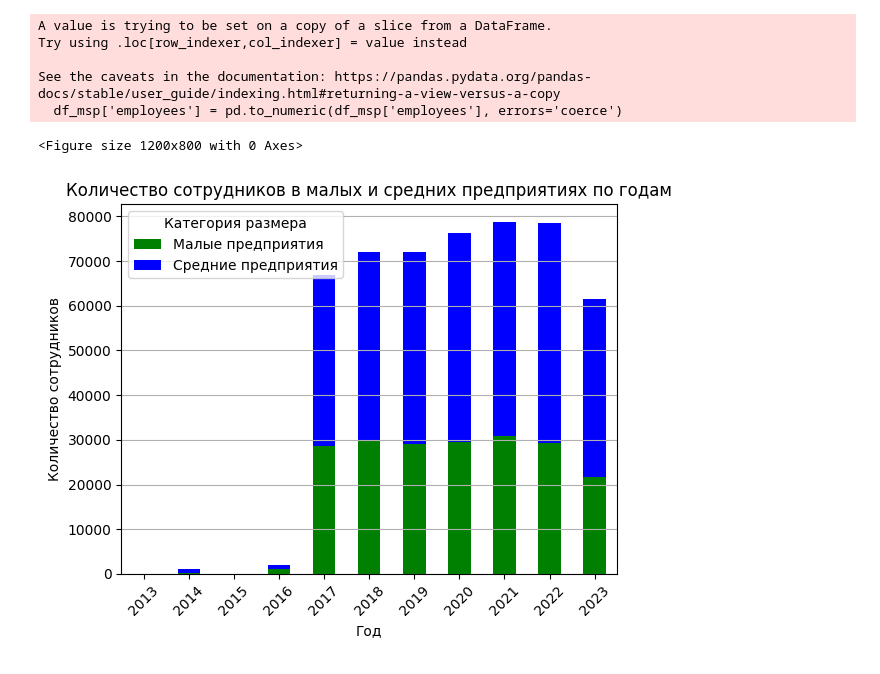
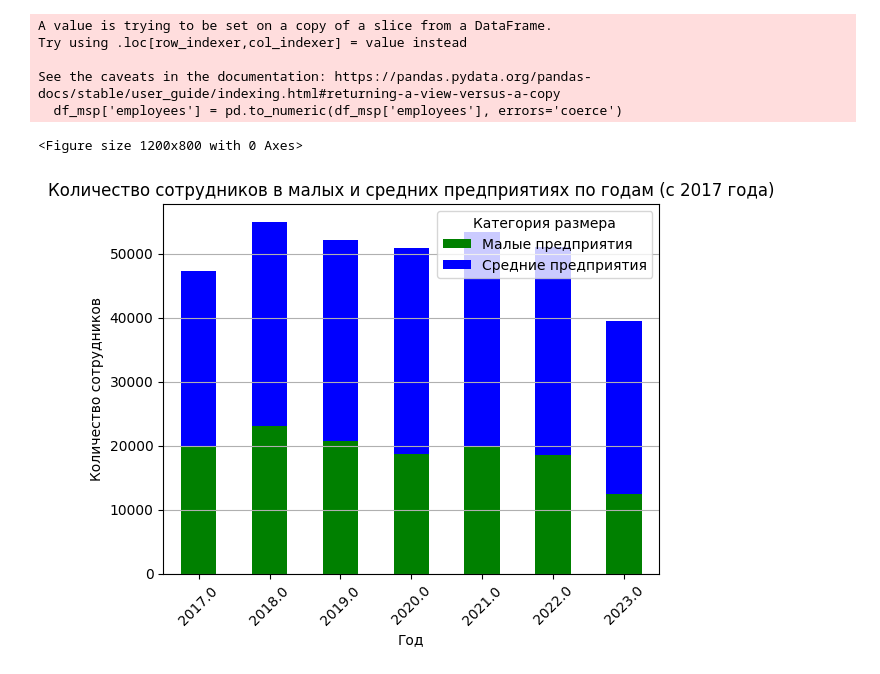
Before and after one commit to PaveLuchkov/MSP, a Jupyter notebook: Cleaning.ipynb, the cells around one changed output. Saved outputs shown, nothing was run; the diff lists cells and outputs as text; code cells hidden in the pictures.

```diff
--- a/Cleaning.ipynb
+++ b/Cleaning.ipynb
@@ -7,6 +7,8 @@ import matplotlib.pyplot as plt
 # Загрузка данных
 file_path = "MainDF.csv"  # Укажите путь к вашему CSV-файлу
 df = pd.read_csv(file_path, na_values=[''])
+df = df.sort_values(by=["Компания", "year"])
+df.to_csv("MainDF.csv", index=False)
 # %%
 start_col = df.columns.get_loc("size_cat") + 1
 end_col = df.columns.get_loc("year")  # Определяем конец финансовых показателей
@@ -87,14 +123,13 @@ print(f"Удалено {len(companies_with_different_industries)} компани
 df = cleaned_df
 # %%
 columns_to_drop = [
-    'proceedings_amount', 'intangibles', 'fixed_assets', 'noncurrent_assets', 'inventory', 'net_assets',
+    'claims_amount', 'proceedings_amount', 'intangibles', 'fixed_assets', 'noncurrent_assets', 'inventory', 'net_assets',
     'receivables', 'current_assets', 'assets', 'passive', 'nwc', 'equity',
-    'total_debt', 'admin_expenses', 'interest_paid', 'ebt', 'ebit', 'eat',
-    'interest_payment', 'interest_coverage', 'okved_name',  'net_profit_margin'
-
+    'total_debt', 'admin_expenses', 'interest_paid', 'ebt', 'ebit', 'net_profit_margin',
+    'interest_payment', 'interest_coverage', 'okved_name', 'short_term_liab', 'retained_earnings', 'ros'
 ]
 df = df.drop(columns=columns_to_drop)
-# df.to_csv("cleaned_dataset2.csv", index=False)
+df.to_csv("cleaned_dataset.csv", index=False)
 # %%
 start_col = df.columns.get_loc("size_cat") + 1
 end_col = df.columns.get_loc("year")  # Определяем конец финансовых показателей
@@ -105,15 +140,15 @@ print(financial_columns)
 # %%
-for _ in range(3):
-    min_net_profit_margin_company = df.loc[df['net_profit_margin'].idxmin()]
+# for _ in range(3):
+#     min_net_profit_margin_company = df.loc[df['net_profit_margin'].idxmin()]
 
-    # Получить название компании и год
-    company_name = min_net_profit_margin_company['Компания']
-    year = min_net_profit_margin_company['year']
+#     # Получить название компании и год
+#     company_name = min_net_profit_margin_company['Компания']
+#     year = min_net_profit_margin_company['year']
 
-    # Сделать финансовые показатели пустыми для этой компании в этом году
-    financial_columns = ['income', 'expenses', 'lt_debt', 'st_debt', 'sales', 'cgs', 'commercial', 'labor_costs', 'net_profit_margin', 'ros']
-    df.loc[(df['Компания'] == company_name) & (df['year'] == year), financial_columns] = np.nan
+#     # Сделать финансовые показатели пустыми для этой компании в этом году
+#     financial_columns = ['income', 'expenses', 'lt_debt', 'st_debt', 'sales', 'cgs', 'commercial', 'labor_costs', 'net_profit_margin', 'ros']
+#     df.loc[(df['Компания'] == company_name) & (df['year'] == year), financial_columns] = np.nan
 
-    # Вывести информацию о компании
-    print(f"Компания с минимальным значением net_profit_margin: {company_name}")
-    print(df.loc[(df['Компания'] == company_name) & (df['year'] == year)])
+#     # Вывести информацию о компании
+#     print(f"Компания с минимальным значением net_profit_margin: {company_name}")
+#     print(df.loc[(df['Компания'] == company_name) & (df['year'] == year)])
@@ -333,25 +300,25 @@ plt.show()
 # %%
 # Ensure 'employees' column is numeric
 df_msp['employees'] = pd.to_numeric(df_msp['employees'], errors='coerce')
 
 # Группировка данных по годам и категориям размера
-employees_counts_by_year = df_msp.groupby(['year', 'size_cat'])['employees'].sum().unstack(fill_value=0)
+employees_counts_by_year = df_msp_filtered.groupby(['year', 'size_cat'])['employees'].sum().unstack(fill_value=0)
 
 # Построение графика
 plt.figure(figsize=(12, 8))
 employees_counts_by_year.plot(kind='bar', stacked=True, color=['green', 'blue'])
-plt.title('Количество сотрудников в малых и средних предприятиях по годам')
+plt.title('Количество сотрудников в малых и средних предприятиях по годам (с 2017 года)')
 plt.xlabel('Год')
 plt.ylabel('Количество сотрудников')
 plt.xticks(rotation=45)
 plt.grid(axis='y')
 plt.legend(title='Категория размера')
 plt.show()
 # %% [output]
 A value is trying to be set on a copy of a slice from a DataFrame.
 Try using .loc[row_indexer,col_indexer] = value instead
 
 See the caveats in the documentation: https://pandas.pydata.org/pandas-docs/stable/user_guide/indexing.html#returning-a-view-versus-a-copy
   df_msp['employees'] = pd.to_numeric(df_msp['employees'], errors='coerce')
 <Figure size 1200x800 with 0 Axes>
-[figure, old version]
+[figure, new version]
```
Also changed, not shown: parts of 28 cells of this notebook, 9 other files.
